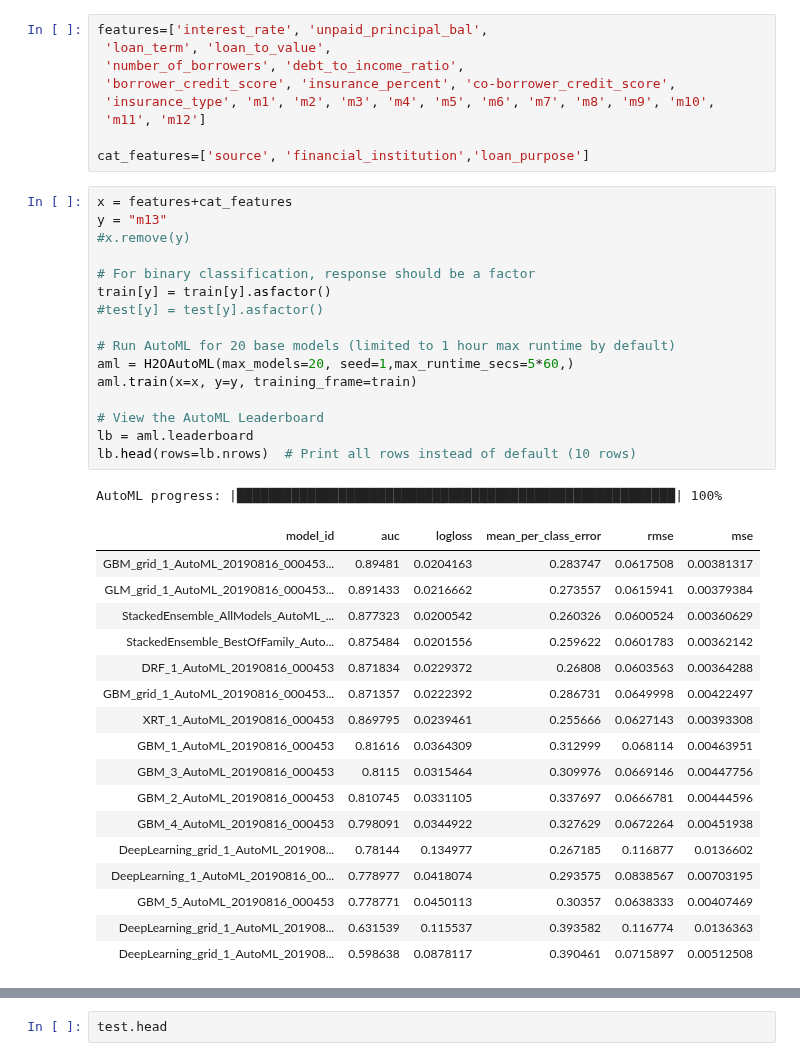
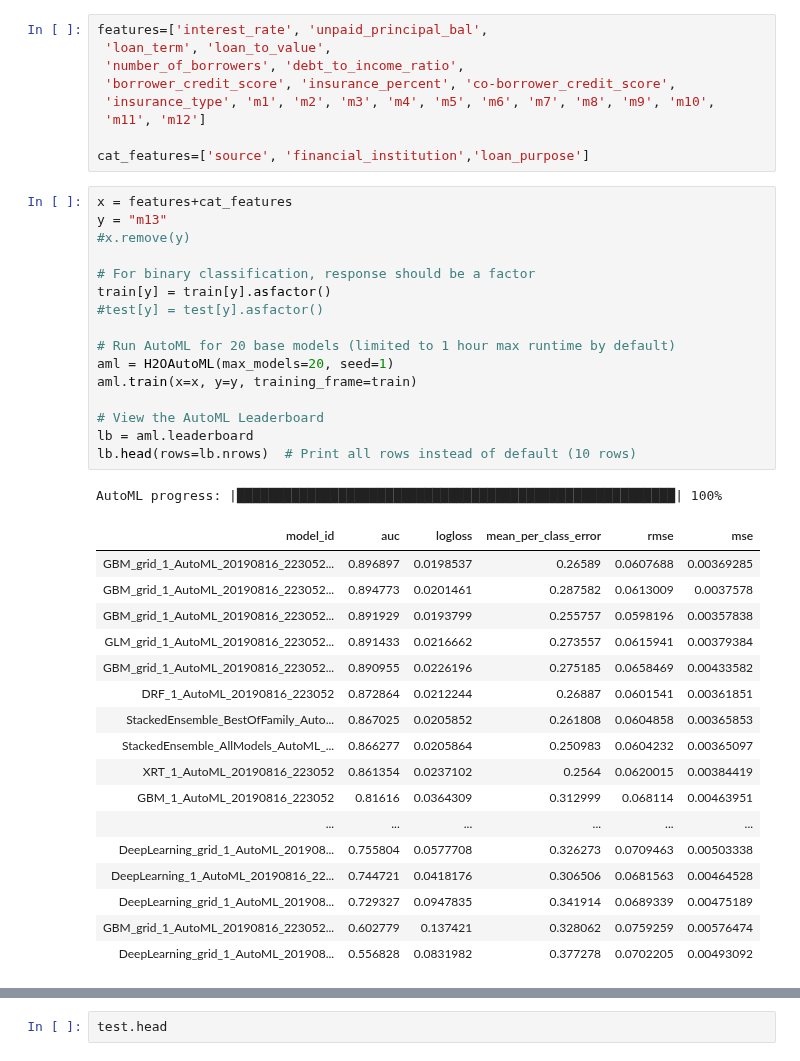
Before and after one commit to rajagurunath/avp_loan, a Jupyter notebook: Notebooks/h2o.ipynb, the cells around one changed output, grey strips where cells are left out. Saved outputs shown, nothing was run; the diff lists cells and outputs as text.

Commit message:
adding new modeling notebooks

```diff
--- a/Notebooks/h2o.ipynb
+++ b/Notebooks/h2o.ipynb
@@ -48,38 +49,38 @@ cat_features=['source', 'financial_institution','loan_purpose']
 # %%
 x = features+cat_features
 y = "m13"
 #x.remove(y)
 
 # For binary classification, response should be a factor
 train[y] = train[y].asfactor()
 #test[y] = test[y].asfactor()
 
 # Run AutoML for 20 base models (limited to 1 hour max runtime by default)
-aml = H2OAutoML(max_models=20, seed=1,max_runtime_secs=5*60,)
+aml = H2OAutoML(max_models=20, seed=1)
 aml.train(x=x, y=y, training_frame=train)
 
 # View the AutoML Leaderboard
 lb = aml.leaderboard
 lb.head(rows=lb.nrows)  # Print all rows instead of default (10 rows)
 # %% [output]
 AutoML progress: |████████████████████████████████████████████████████████| 100%
 | model_id | auc | logloss | mean_per_class_error | rmse | mse |
-| GBM_grid_1_AutoML_20190816_000453... | 0.89481 | 0.0204163 | 0.283747 | 0.0617508 | 0.00381317 |
-| GLM_grid_1_AutoML_20190816_000453... | 0.891433 | 0.0216662 | 0.273557 | 0.0615941 | 0.00379384 |
-| StackedEnsemble_AllModels_AutoML_... | 0.877323 | 0.0200542 | 0.260326 | 0.0600524 | 0.00360629 |
-| StackedEnsemble_BestOfFamily_Auto... | 0.875484 | 0.0201556 | 0.259622 | 0.0601783 | 0.00362142 |
-| DRF_1_AutoML_20190816_000453 | 0.871834 | 0.0229372 | 0.26808 | 0.0603563 | 0.00364288 |
-| GBM_grid_1_AutoML_20190816_000453... | 0.871357 | 0.0222392 | 0.286731 | 0.0649998 | 0.00422497 |
-| XRT_1_AutoML_20190816_000453 | 0.869795 | 0.0239461 | 0.255666 | 0.0627143 | 0.00393308 |
-| GBM_1_AutoML_20190816_000453 | 0.81616 | 0.0364309 | 0.312999 | 0.068114 | 0.00463951 |
-| GBM_3_AutoML_20190816_000453 | 0.8115 | 0.0315464 | 0.309976 | 0.0669146 | 0.00447756 |
-| GBM_2_AutoML_20190816_000453 | 0.810745 | 0.0331105 | 0.337697 | 0.0666781 | 0.00444596 |
-| GBM_4_AutoML_20190816_000453 | 0.798091 | 0.0344922 | 0.327629 | 0.0672264 | 0.00451938 |
-| DeepLearning_grid_1_AutoML_201908... | 0.78144 | 0.134977 | 0.267185 | 0.116877 | 0.0136602 |
-| DeepLearning_1_AutoML_20190816_00... | 0.778977 | 0.0418074 | 0.293575 | 0.0838567 | 0.00703195 |
-| GBM_5_AutoML_20190816_000453 | 0.778771 | 0.0450113 | 0.30357 | 0.0638333 | 0.00407469 |
-| DeepLearning_grid_1_AutoML_201908... | 0.631539 | 0.115537 | 0.393582 | 0.116774 | 0.0136363 |
-| DeepLearning_grid_1_AutoML_201908... | 0.598638 | 0.0878117 | 0.390461 | 0.0715897 | 0.00512508 |
+| GBM_grid_1_AutoML_20190816_223052... | 0.896897 | 0.0198537 | 0.26589 | 0.0607688 | 0.00369285 |
+| GBM_grid_1_AutoML_20190816_223052... | 0.894773 | 0.0201461 | 0.287582 | 0.0613009 | 0.0037578 |
+| GBM_grid_1_AutoML_20190816_223052... | 0.891929 | 0.0193799 | 0.255757 | 0.0598196 | 0.00357838 |
+| GLM_grid_1_AutoML_20190816_223052... | 0.891433 | 0.0216662 | 0.273557 | 0.0615941 | 0.00379384 |
+| GBM_grid_1_AutoML_20190816_223052... | 0.890955 | 0.0226196 | 0.275185 | 0.0658469 | 0.00433582 |
+| DRF_1_AutoML_20190816_223052 | 0.872864 | 0.0212244 | 0.26887 | 0.0601541 | 0.00361851 |
+| StackedEnsemble_BestOfFamily_Auto... | 0.867025 | 0.0205852 | 0.261808 | 0.0604858 | 0.00365853 |
+| StackedEnsemble_AllModels_AutoML_... | 0.866277 | 0.0205864 | 0.250983 | 0.0604232 | 0.00365097 |
+| XRT_1_AutoML_20190816_223052 | 0.861354 | 0.0237102 | 0.2564 | 0.0620015 | 0.00384419 |
+| GBM_1_AutoML_20190816_223052 | 0.81616 | 0.0364309 | 0.312999 | 0.068114 | 0.00463951 |
+| ... | ... | ... | ... | ... | ... |
+| DeepLearning_grid_1_AutoML_201908... | 0.755804 | 0.0577708 | 0.326273 | 0.0709463 | 0.00503338 |
+| DeepLearning_1_AutoML_20190816_22... | 0.744721 | 0.0418176 | 0.306506 | 0.0681563 | 0.00464528 |
+| DeepLearning_grid_1_AutoML_201908... | 0.729327 | 0.0947835 | 0.341914 | 0.0689339 | 0.00475189 |
+| GBM_grid_1_AutoML_20190816_223052... | 0.602779 | 0.137421 | 0.328062 | 0.0759259 | 0.00576474 |
+| DeepLearning_grid_1_AutoML_201908... | 0.556828 | 0.0831982 | 0.377278 | 0.0702205 | 0.00493092 |
 # %%
 aml.leader
 # %% [output]
```
Also changed, not shown: parts of 7 cells of this notebook, 3 other files.
